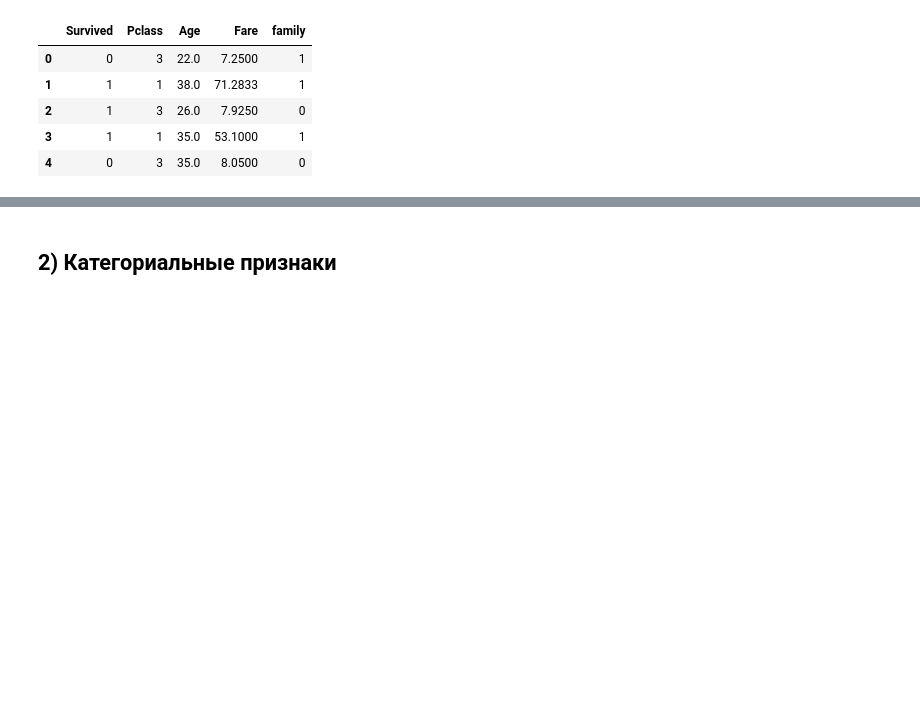
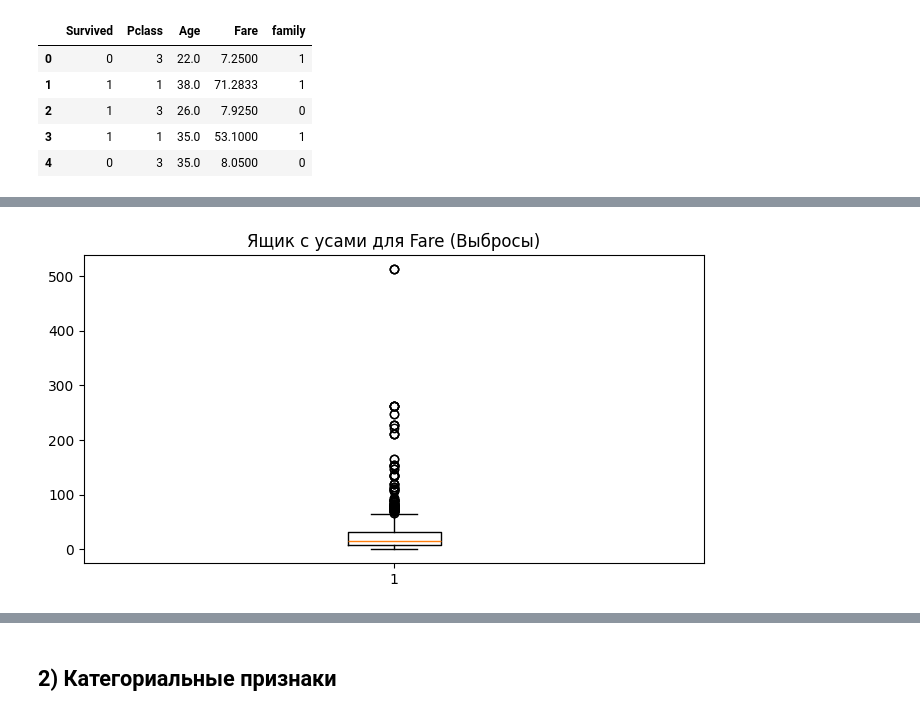
Before and after one commit to Anasteishenn/ML-course-homework, a Jupyter notebook: hw_2/titanic.ipynb, the cells around one changed output, grey strips where cells are left out. Drawn from its saved outputs; the diff is of its cells as text; code cells hidden in the pictures; blank space fills up the shorter version.

```diff
--- a/hw_2/titanic.ipynb
+++ b/hw_2/titanic.ipynb
@@ -181,0 +184,7 @@ kurt     -1.775005   -1.620580        -0.330535
+# %%
+plt.figure(figsize=(8, 4))
+plt.boxplot(df['fare'].dropna())
+plt.title('Ящик с усами для Fare (Выбросы)')
+plt.show()
+# %% [output]
+[figure, added]
```
Also changed, not shown: parts of 5 cells of this notebook.
